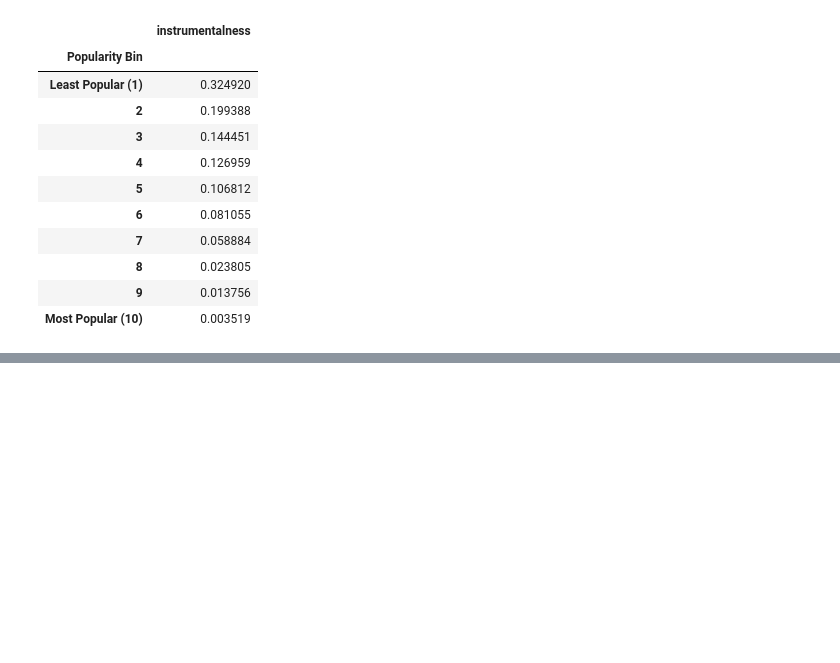
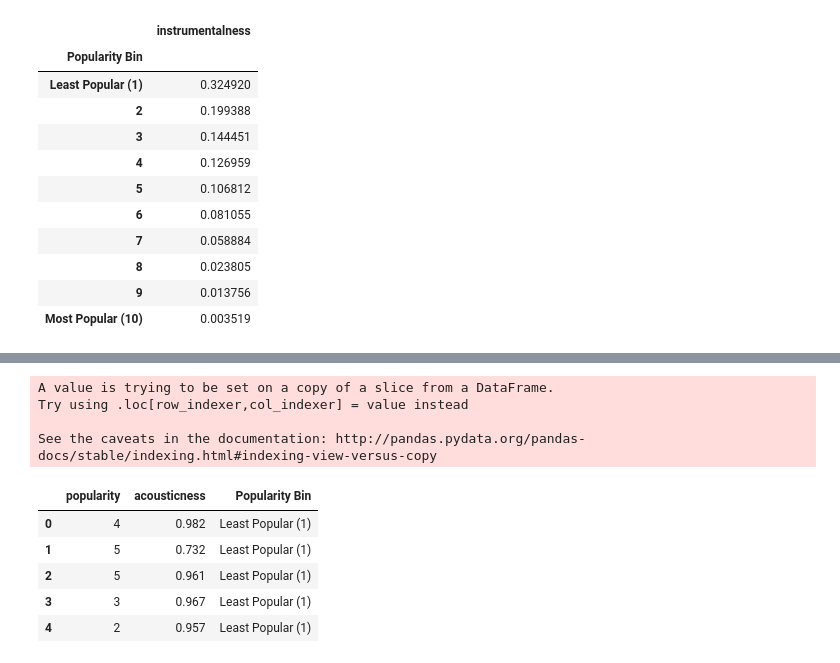
Before and after one commit to Lee88jl/Project-gt-1, a Jupyter notebook: Misko/Spotify Songs Analysis.ipynb, the cells around one changed output, grey strips where cells are left out. Saved outputs shown, nothing was run; the diff lists cells and outputs as text; code cells hidden in the pictures; blank space fills up the shorter version.

Commit message:
Acousticness and Key analysis uploaded.

```diff
--- a/Misko/Spotify Songs Analysis.ipynb
+++ b/Misko/Spotify Songs Analysis.ipynb
@@ -196,0 +199,4 @@ instrumentalness_means
+# %%
+# Create a DataFrame with only the "popularity" and "acousticness" columns.
+acousticness_df = spotify_data[["popularity", "acousticness"]]
+acousticness_df.head()
@@ -196,0 +210,15 @@ instrumentalness_means
+# %%
+# Use "pd.cut" to categorize popularity based on the bins.
+acousticness_df["Popularity Bin"] = pd.cut(acousticness_df["popularity"], popularity_bins, labels=labels, include_lowest=True)
+acousticness_df.head()
+# %% [output]
+A value is trying to be set on a copy of a slice from a DataFrame.
+Try using .loc[row_indexer,col_indexer] = value instead
+
+See the caveats in the documentation: http://pandas.pydata.org/pandas-docs/stable/indexing.html#indexing-view-versus-copy
+|  | popularity | acousticness | Popularity Bin |
+| 0 | 4 | 0.982 | Least Popular (1) |
+| 1 | 5 | 0.732 | Least Popular (1) |
+| 2 | 5 | 0.961 | Least Popular (1) |
+| 3 | 3 | 0.967 | Least Popular (1) |
+| 4 | 2 | 0.957 | Least Popular (1) |
```
Also changed, not shown: parts of 7 cells of this notebook.
